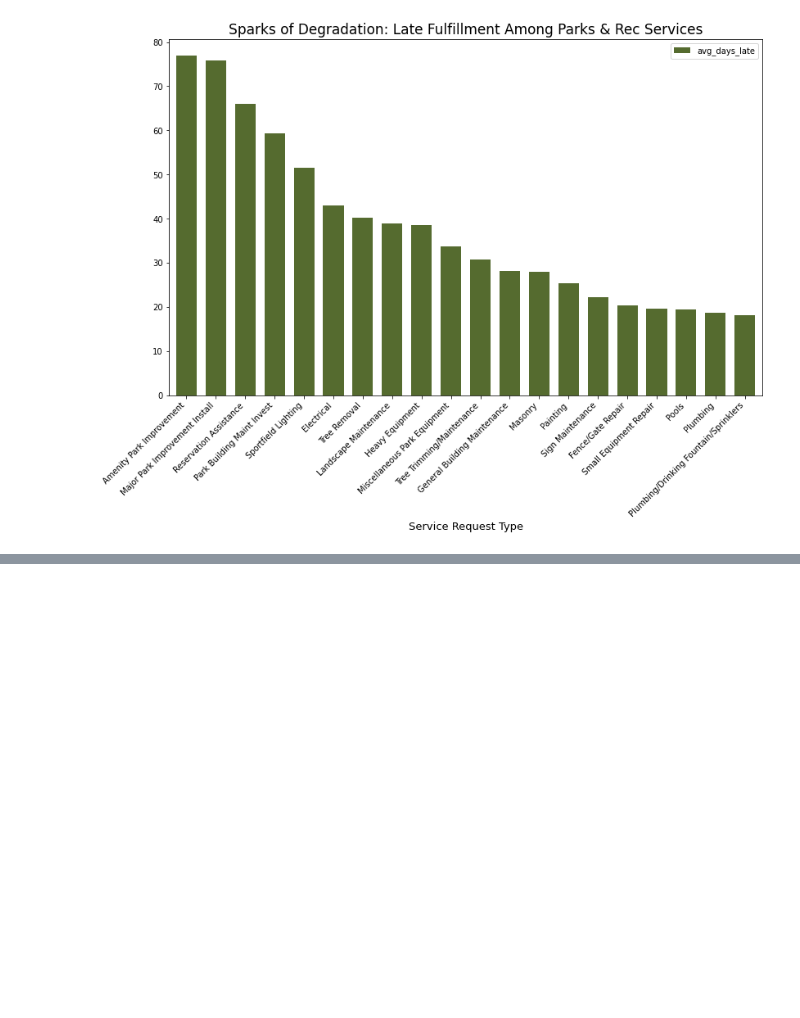
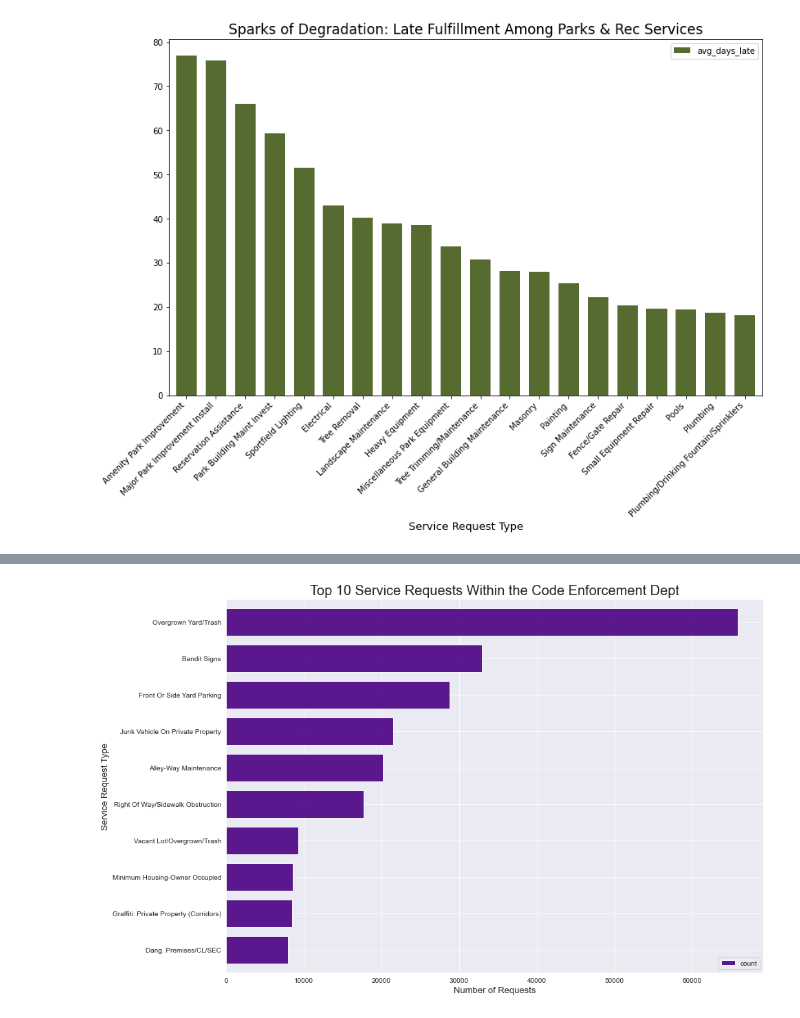
Before and after one commit to nicholas-dougherty/spark-exercises, a Jupyter notebook: explore.ipynb, the cells around one changed output, grey strips where cells are left out. Drawn from its saved outputs; the diff is of its cells as text; code cells hidden in the pictures; blank space fills up the shorter version.

Commit message:
finished up enforcement visualization

```diff
--- a/explore.ipynb
+++ b/explore.ipynb
@@ -297,0 +323,19 @@ plt.show()
+# %%
+with sns.axes_style('darkgrid'):
+
+    (
+        df.filter(col('department') == 'DSD/Code Enforcement')
+        .groupby('service_request_type').count()
+        .sort(desc('count'))
+        .toPandas()
+        .set_index('service_request_type')
+        .head(10)
+        .sort_values(by = 'count', ascending = True)
+        .plot.barh(figsize = (14,10), color = 'indigo', width = .75, ec = 'white', alpha = .9)
+    )
+    plt.title('Top 10 Service Requests Within the Code Enforcement Dept', fontsize = 20)
+    plt.xlabel('Number of Requests', fontsize = 13)
+    plt.ylabel('Service Request Type', fontsize = 13)
+    plt.show()
+# %% [output]
+[figure, added]
```
Also changed, not shown: parts of 2 cells of this notebook.
